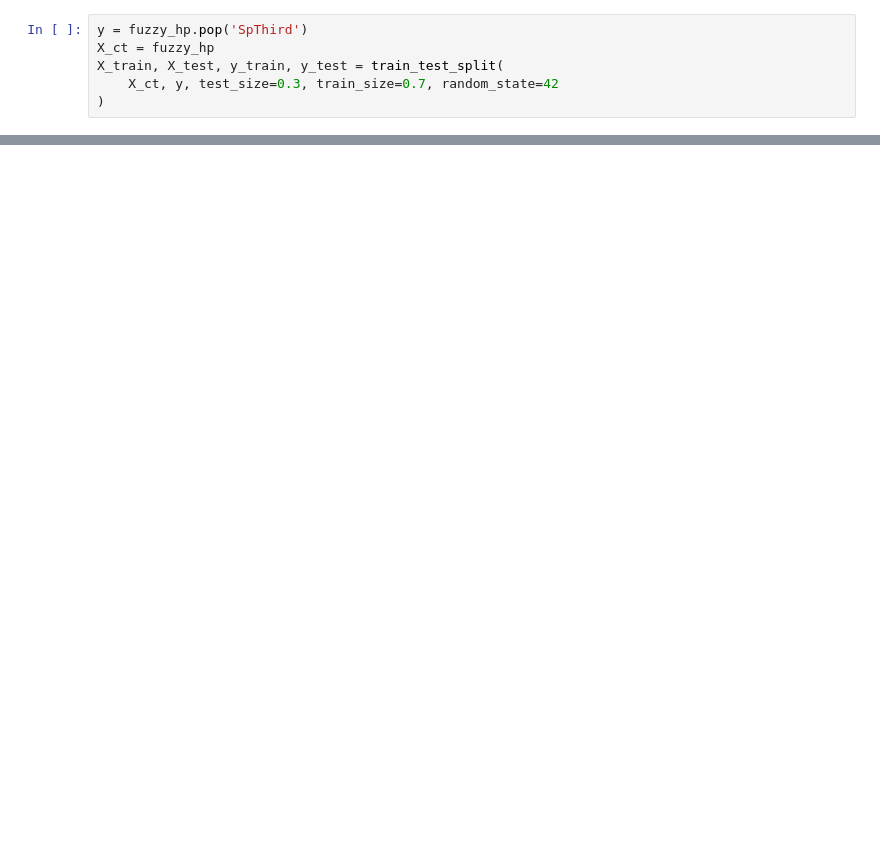
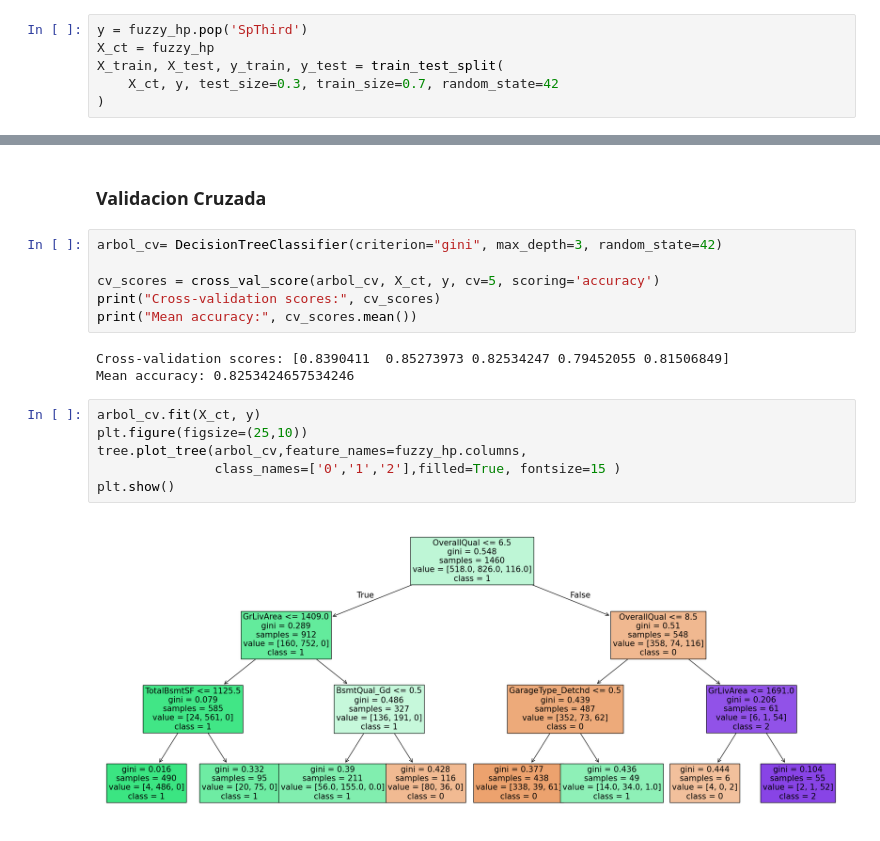
Before and after one commit to DiegoDuaS/Decision_Trees_2, a Jupyter notebook: actividades.ipynb, the cells around one changed output, grey strips where cells are left out. Drawn from its saved outputs; the diff is of its cells as text; blank space fills up the shorter version.

```diff
--- a/actividades.ipynb
+++ b/actividades.ipynb
@@ -402,0 +394,19 @@ plt.show()
+# %% [markdown]
+### Validacion Cruzada
+# %%
+arbol_cv= DecisionTreeClassifier(criterion="gini", max_depth=3, random_state=42)
+
+cv_scores = cross_val_score(arbol_cv, X_ct, y, cv=5, scoring='accuracy')
+print("Cross-validation scores:", cv_scores)
+print("Mean accuracy:", cv_scores.mean())
+# %% [output]
+Cross-validation scores: [0.8390411  0.85273973 0.82534247 0.79452055 0.81506849]
+Mean accuracy: 0.8253424657534246
+# %%
+arbol_cv.fit(X_ct, y)
+plt.figure(figsize=(25,10))
+tree.plot_tree(arbol_cv,feature_names=fuzzy_hp.columns,
+               class_names=['0','1','2'],filled=True, fontsize=15 )
+plt.show()
+# %% [output]
+[figure, added]
```
Also changed, not shown: parts of 19 cells of this notebook, 1 other file.
